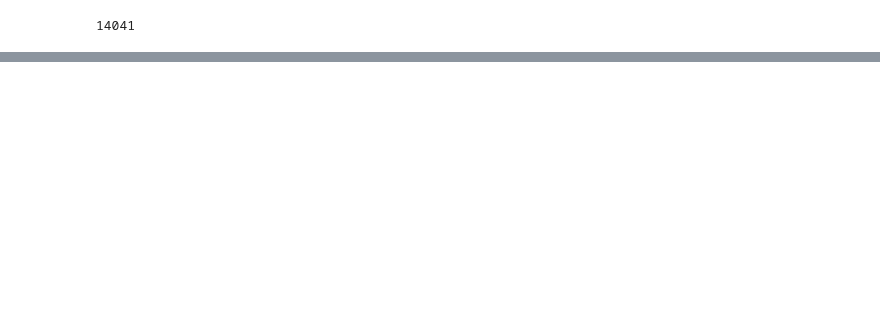
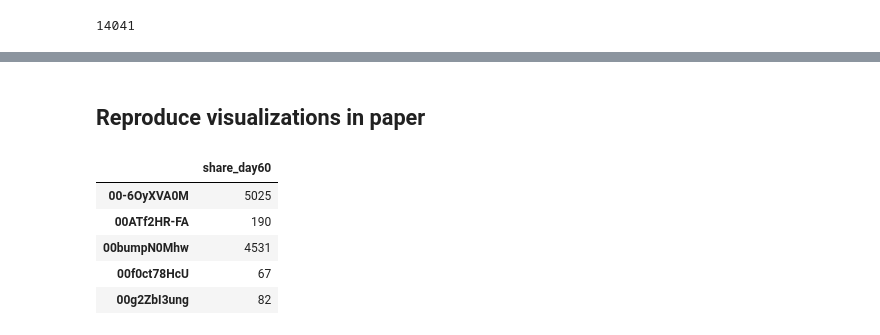
Before and after one commit to septasset/hip-popularity, a Jupyter notebook: explore/explore_active.ipynb, the cells around one changed output, grey strips where cells are left out. Cells and saved outputs as stored; diff of their text form; code cells hidden in the pictures; blank space fills up the shorter version.

```diff
--- a/explore/explore_active.ipynb
+++ b/explore/explore_active.ipynb
@@ -74,0 +103,20 @@ pd_ds2 = pd.read_csv()
+# %% [markdown]
+## Reproduce visualizations in paper
+# %%
+# shares: Popularity scale at 60 days
+days = 60
+shares = {}
+for sample in dataset:
+    counts = 0
+    for day in range(days):
+        counts += sample["numShare"][day]
+    shares[sample["YoutubeID"]] = counts
+pd_shares = pd.DataFrame.from_dict(shares, orient="index", columns=("share_day{}".format(days),))
+pd_shares.head()
+# %% [output]
+|  | share_day60 |
+| 00-6OyXVA0M | 5025 |
+| 00ATf2HR-FA | 190 |
+| 00bumpN0Mhw | 4531 |
+| 00f0ct78HcU | 67 |
+| 00g2ZbI3ung | 82 |
```
Also changed, not shown: parts of 21 cells of this notebook, 1 other file.
